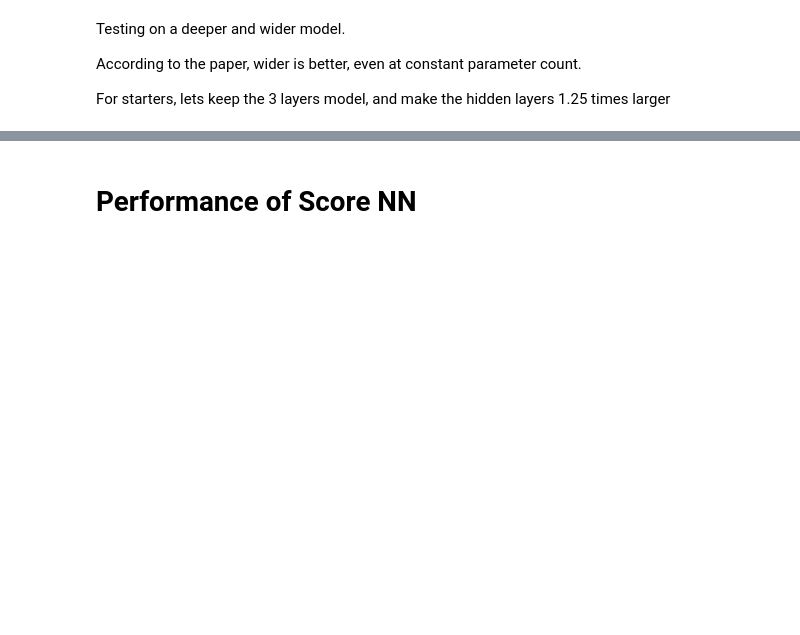
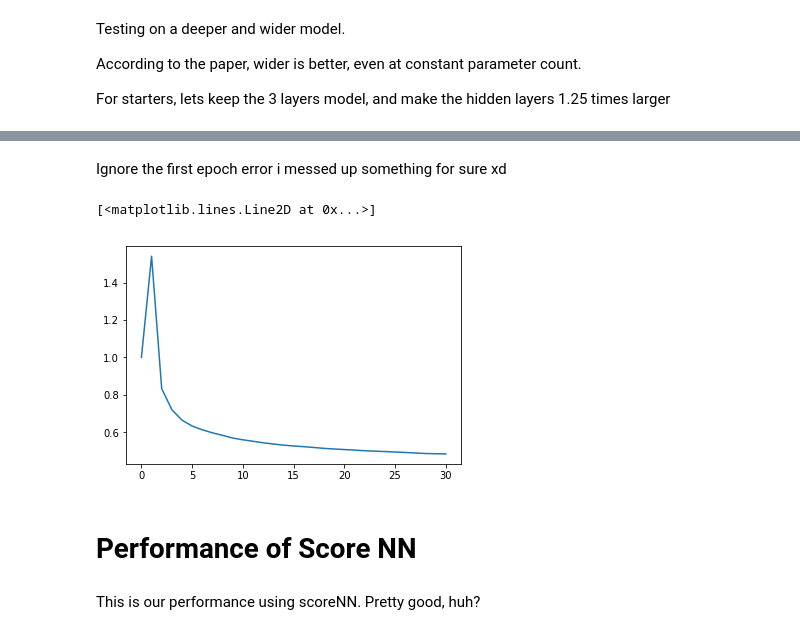
Before and after one commit to usamahjundia/paper-implementation, a Jupyter notebook: Whats in the weights of a randomly initialized nn/Paper Implementation.ipynb, the cells around one changed output, grey strips where cells are left out. Saved outputs shown, nothing was run; the diff lists cells and outputs as text; code cells hidden in the pictures; blank space fills up the shorter version.

```diff
--- a/Whats in the weights of a randomly initialized nn/Paper Implementation.ipynb
+++ b/Whats in the weights of a randomly initialized nn/Paper Implementation.ipynb
@@ -427,5 +435,15 @@ Epoch 29 done. Loss : -0.4671967648190481
+# %% [markdown]
+Ignore the first epoch error i messed up something for sure xd
+# %%
+plt.figure()
+plt.plot(np.asnumpy(history) * -1)
+# %% [output]
+[<matplotlib.lines.Line2D at 0x...>]
+[figure, added]
 # %% [markdown]
 # Performance of Score NN
+# %% [markdown]
+This is our performance using scoreNN. Pretty good, huh?
 # %%
 print(f"Performance on training data : {newscorenn.score(train_pix,train_lab)} %")
 # %% [output]
```
Also changed, not shown: parts of 16 cells of this notebook.
